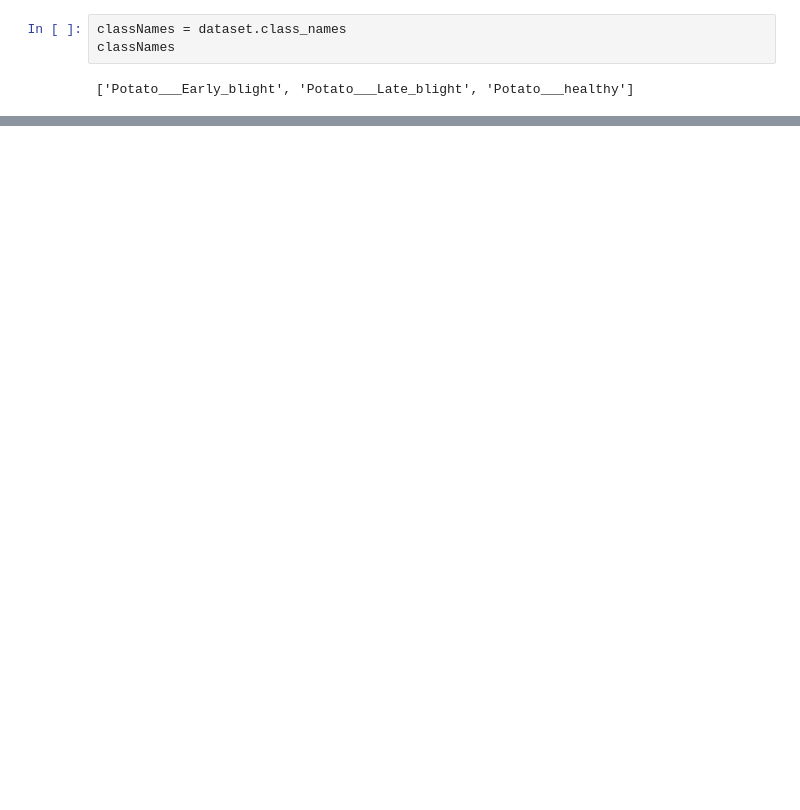
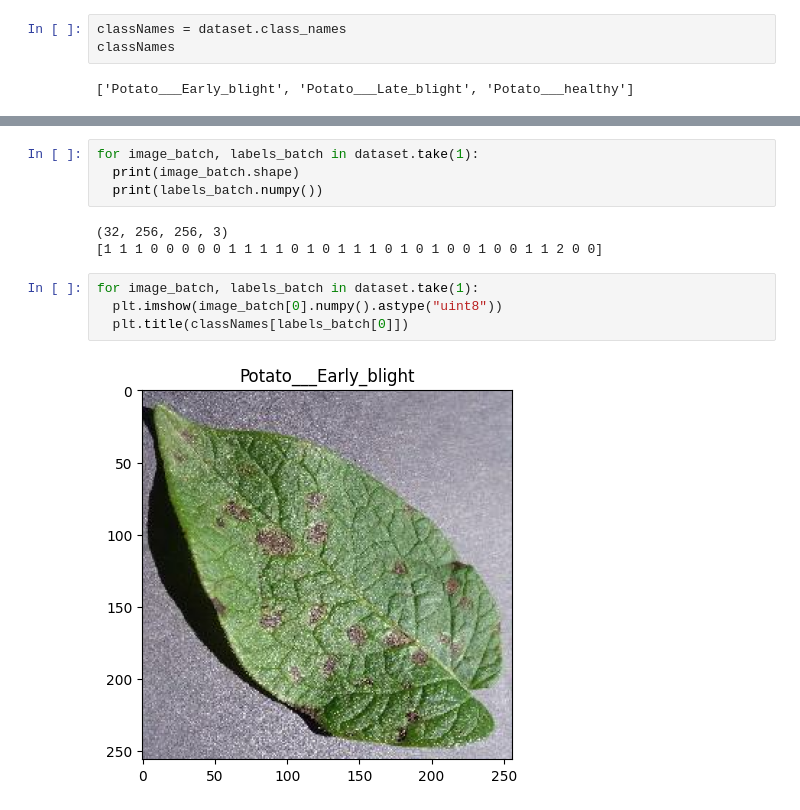
Before and after one commit to Muhammad-Ahtasham/Learnings, a Jupyter notebook: Potato_Disease_Classification_DNN.ipynb, the cells around one changed output, grey strips where cells are left out. Drawn from its saved outputs; the diff is of its cells as text; blank space fills up the shorter version.

Commit message:
Applied preprocessing on dataset

```diff
--- a/Potato_Disease_Classification_DNN.ipynb
+++ b/Potato_Disease_Classification_DNN.ipynb
@@ -44,0 +42,13 @@ len(dataset)
+# %%
+for image_batch, labels_batch in dataset.take(1):
+  print(image_batch.shape)
+  print(labels_batch.numpy())
+# %% [output]
+(32, 256, 256, 3)
+[1 1 1 0 0 0 0 0 1 1 1 1 0 1 0 1 1 1 0 1 0 1 0 0 1 0 0 1 1 2 0 0]
+# %%
+for image_batch, labels_batch in dataset.take(1):
+  plt.imshow(image_batch[0].numpy().astype("uint8"))
+  plt.title(classNames[labels_batch[0]])
+# %% [output]
+[figure, added]
```
Also changed, not shown: parts of 16 cells of this notebook.
